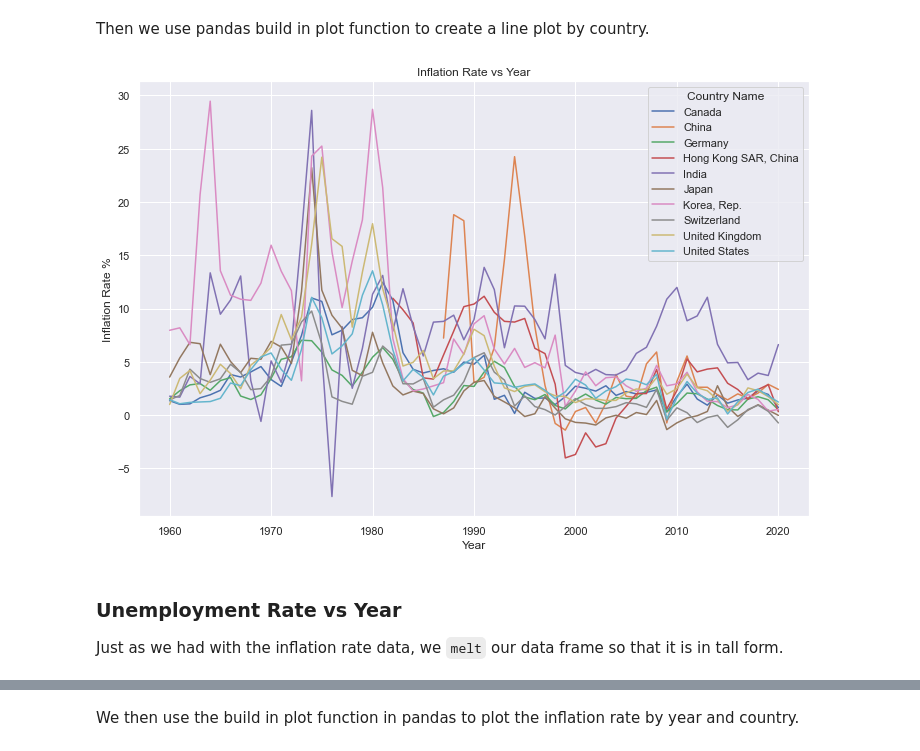
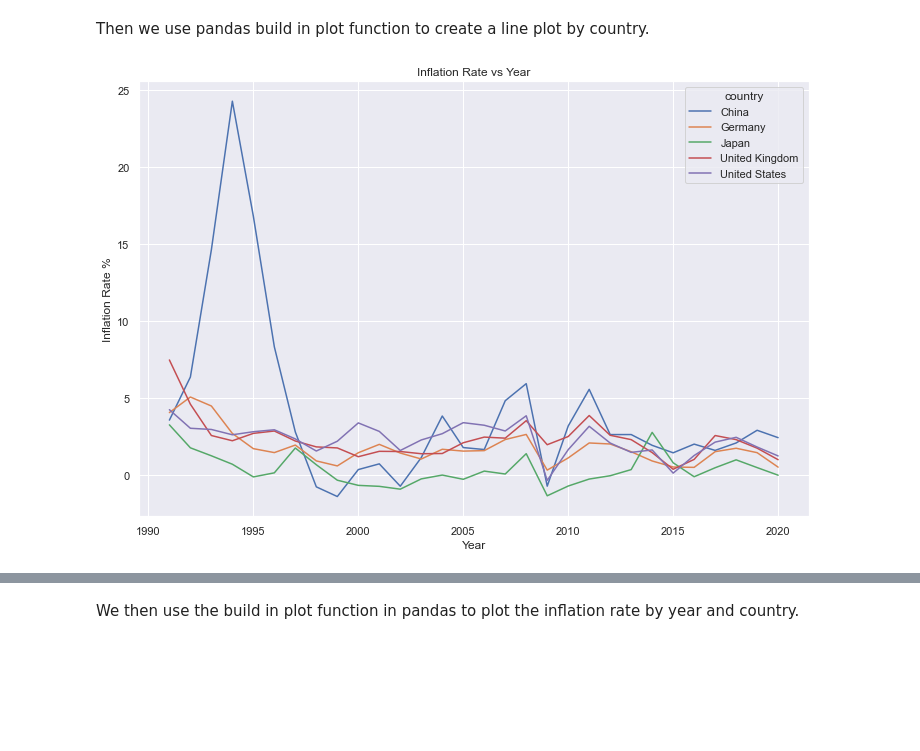
Before and after one commit to thudsonbu/ds-project-1, a Jupyter notebook: project-2.ipynb, the cells around one changed output, grey strips where cells are left out. Drawn from its saved outputs; the diff is of its cells as text; code cells hidden in the pictures; blank space fills up the shorter version.

```diff
--- a/project-2.ipynb
+++ b/project-2.ipynb
@@ -102,12 +133,12 @@ inflation_rates.head()
 # %% [markdown]
 Next, we filter inflation rates data removing columns that don't include data that we need like `Country Code`, `Indicator Name`, and `Indicator Code`.
 # %%
-country_list = ['United States','India','United Kingdom','Germany','Canada','Hong Kong SAR, China','Korea, Rep.','Japan','China','Switzerland']
+country_list = ['United States','United Kingdom','Germany', 'Japan','China' ]
 
 filtered_inflation_rates = inflation_rates[ inflation_rates['Country Name'].isin(country_list) ]
 
-ir = filtered_inflation_rates.drop(columns=['Country Code', 'Indicator Name', 'Indicator Code'])
+ir = filtered_inflation_rates.drop( columns=['Country Code', 'Indicator Name', 'Indicator Code'] )
 
-ir
+ir.head()
 # %% [output]
 |  | Country Name | 1960 | 1961 | 1962 | 1963 | 1964 | 1965 | 1966 | 1967 | 1968 | ... |
@@ -156,7 +210,7 @@ unemployment_rates.head()
 # %% [markdown]
 Next, we narrow down our data to our selected countries.
 # %%
-country_list = ['United States','India','United Kingdom','Germany','Canada','Hong Kong SAR, China','Korea, Rep.','Japan','China','Switzerland']
+country_list = ['United States', 'United Kingdom', 'Germany', 'Japan','China' ]
 
 filtered_unemployment_rates = unemployment_rates[ unemployment_rates['Country Name'].isin(country_list) ]
 
@@ -195,0 +244,22 @@ Length: 62, dtype: int64
+# %%
+ur = ur.loc[ :, ur.isnull().any(axis=0) == False ]
+
+years = ur.columns[1:]
+
+ur = ur.melt( id_vars=['Country Name'], value_vars=years )
+ur = ur.sort_values( by=['Country Name', 'variable' ] )
+ur = ur.rename( columns={
+  'Country Name':'country',
+  'variable':'year',
+  'value':'unemployment_rate'
+})
+
+ur['unemployment_change'] = ur['unemployment_rate'].pct_change()
+
+ur = ur.astype({
+  'year': 'int32',
+  'unemployment_rate': 'float64',
+  'unemployment_change': 'float64'
+})
+
+ur.head()
@@ -195,0 +280,12 @@ Length: 62, dtype: int64
+# %%
+# user inner join so that only valid years are included for all metrics
+
+df = ctr.merge(
+  ur,
+  on=['country', 'year'],
+).merge(
+  ir,
+  on=['country', 'year']
+)
+
+df.head()
@@ -235,16 +314,13 @@ ir
 # %% [markdown]
 Then we use pandas build in plot function to create a line plot by country.
 # %%
-_ = ir.pivot_table(values='value', index='variable', columns='Country Name').plot(figsize=(12,8))
+_ = df.pivot_table(values='inflation_rate', index='year', columns='country').plot(figsize=(12,8))
 
 _ = plt.xlabel('Year')
 _ = plt.ylabel('Inflation Rate %')
 
 _ = plt.title('Inflation Rate vs Year')
 
 plt.show()
 # %% [output]
-[figure, old version]
+[figure, new version]
-# %% [markdown]
-### Unemployment Rate vs Year
-Just as we had with the inflation rate data, we `melt` our data frame so that it is in tall form.
```
Also changed, not shown: parts of 58 cells of this notebook, 1 other file.
